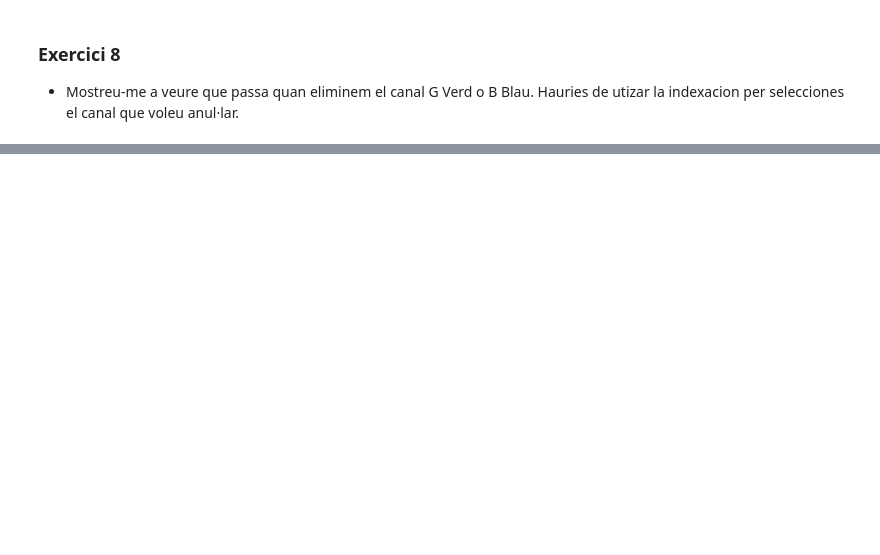
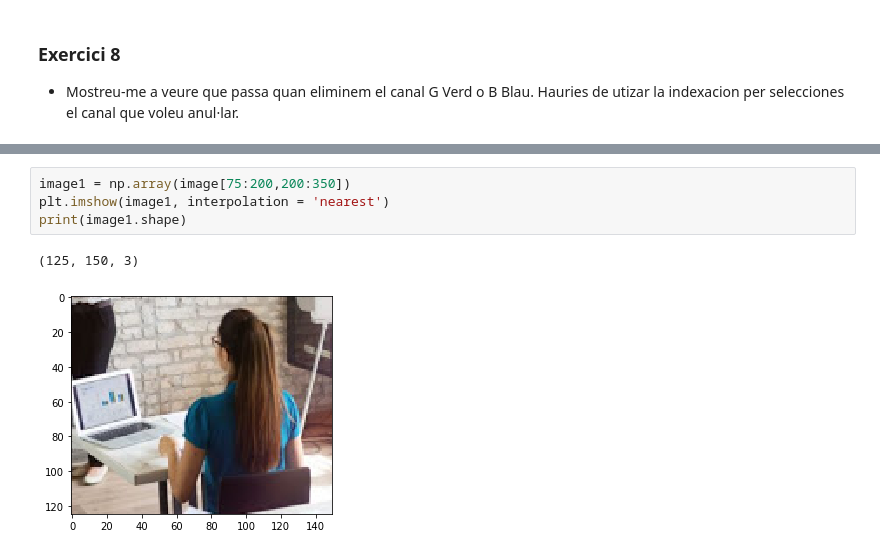
Before and after one commit to jesussantana/imatges_numpy, a Jupyter notebook: imatges_numpy.ipynb, the cells around one changed output, grey strips where cells are left out. Cells and saved outputs as stored; diff of their text form; blank space fills up the shorter version.

```diff
--- a/imatges_numpy.ipynb
+++ b/imatges_numpy.ipynb
@@ -31,0 +208,7 @@
+# %%
+image1 = np.array(image[75:200,200:350])
+plt.imshow(image1, interpolation = 'nearest')
+print(image1.shape)
+# %% [output]
+(125, 150, 3)
+[figure, added]
```
Also changed, not shown: parts of 31 cells of this notebook, 5 other files.
